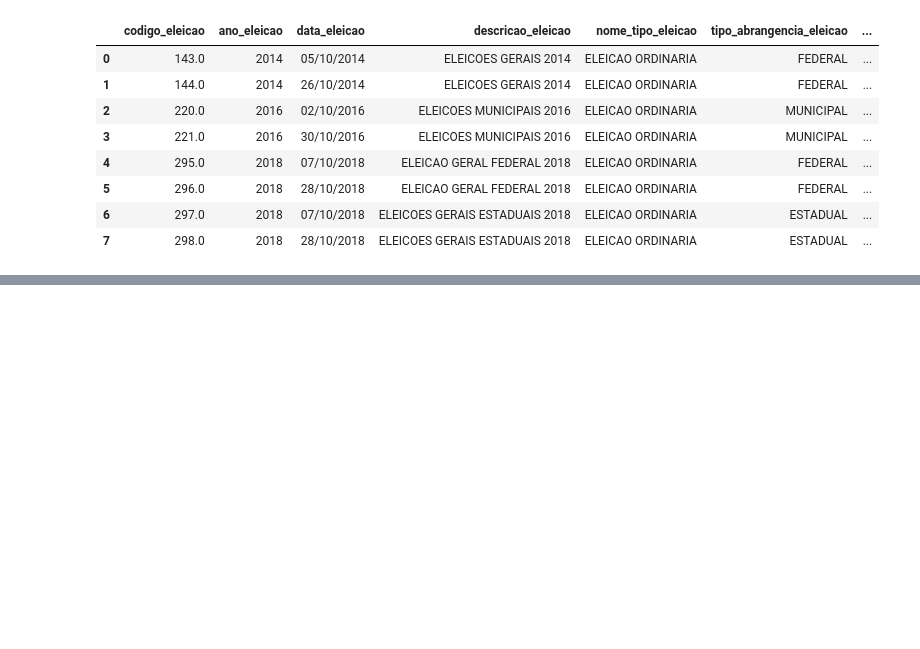
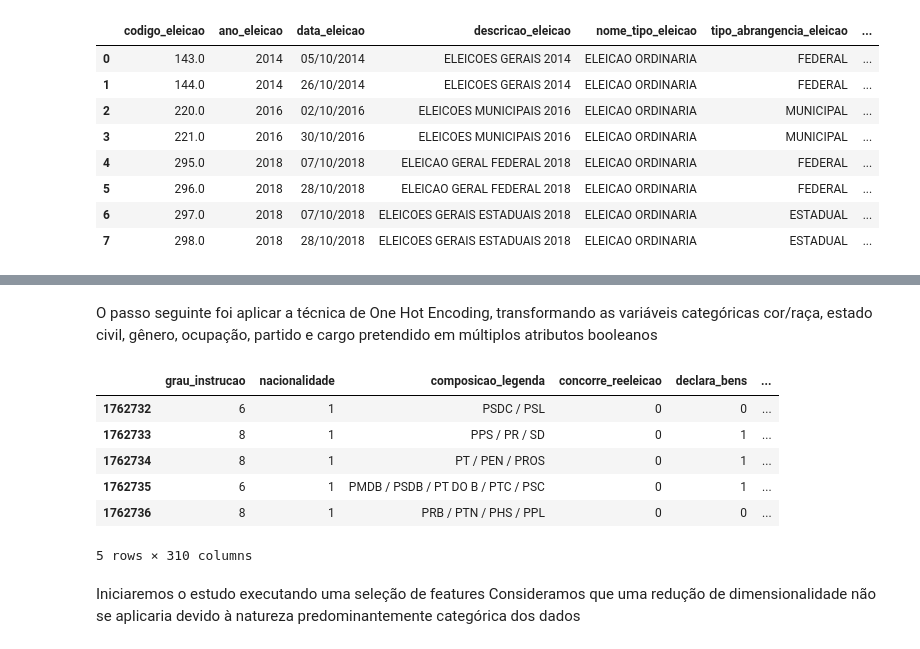
Before and after one commit to EBarbara/analise-eleicoes, a Jupyter notebook: Exploratory.ipynb, the cells around one changed output, grey strips where cells are left out. Saved outputs shown, nothing was run; the diff lists cells and outputs as text; code cells hidden in the pictures; blank space fills up the shorter version.

```diff
--- a/Exploratory.ipynb
+++ b/Exploratory.ipynb
@@ -204,0 +237,29 @@ df_deputado_2018\
+# %% [markdown]
+O passo seguinte foi aplicar a técnica de One Hot Encoding, transformando as variáveis categóricas cor/raça, estado civil, gênero, ocupação, partido e cargo pretendido em múltiplos atributos booleanos
+# %%
+df_work = pd.concat([df_work,pd.get_dummies(df_work['descricao_cor_raca'], prefix='cor_raca')],axis=1)
+df_work = pd.concat([df_work,pd.get_dummies(df_work['descricao_estado_civil'], prefix='estado_civil')],axis=1)
+df_work = pd.concat([df_work,pd.get_dummies(df_work['descricao_genero'], prefix='genero')],axis=1)
+df_work = pd.concat([df_work,pd.get_dummies(df_work['descricao_ocupacao'], prefix='ocupacao')],axis=1)
+df_work = pd.concat([df_work,pd.get_dummies(df_work['sigla_partido'], prefix='partido')],axis=1)
+df_work = pd.concat([df_work,pd.get_dummies(df_work['descricao_cargo'], prefix='cargo')],axis=1)
+df_work.drop([
+    'codigo_cor_raca', 'descricao_cor_raca',
+    'codigo_genero', 'descricao_genero',
+    'codigo_ocupacao', 'descricao_ocupacao',
+    'codigo_estado_civil','descricao_estado_civil',
+    'nome_partido', 'numero_partido', 'sigla_partido',
+    'codigo_cargo', 'descricao_cargo'
+],axis=1, inplace=True)
+df_work.head()
+# %% [output]
+|  | grau_instrucao | nacionalidade | composicao_legenda | concorre_reeleicao | declara_bens | ... |
+| 1762732 | 6 | 1 | PSDC / PSL | 0 | 0 | ... |
+| 1762733 | 8 | 1 | PPS / PR / SD | 0 | 1 | ... |
+| 1762734 | 8 | 1 | PT / PEN / PROS | 0 | 1 | ... |
+| 1762735 | 6 | 1 | PMDB / PSDB / PT DO B / PTC / PSC | 0 | 1 | ... |
+| 1762736 | 8 | 1 | PRB / PTN / PHS / PPL | 0 | 0 | ... |
+5 rows × 310 columns
+# %% [markdown]
+Iniciaremos o estudo executando uma seleção de features
+Consideramos que uma redução de dimensionalidade não se aplicaria devido à natureza predominantemente categórica dos dados
```
Also changed, not shown: parts of 22 cells of this notebook.
